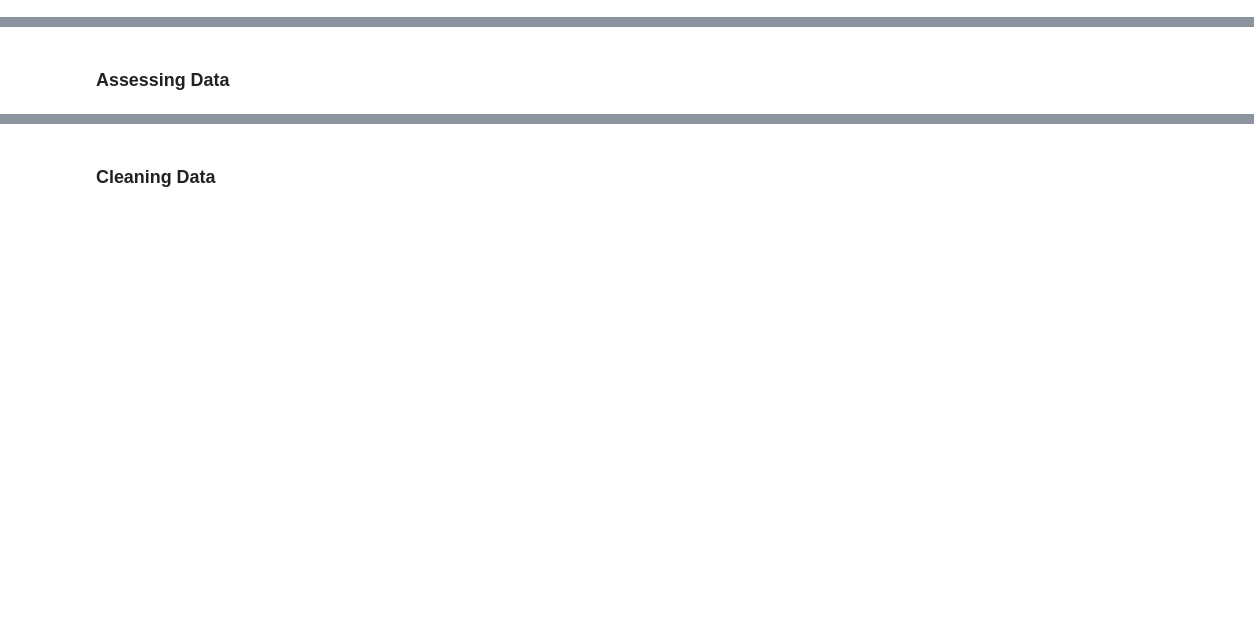
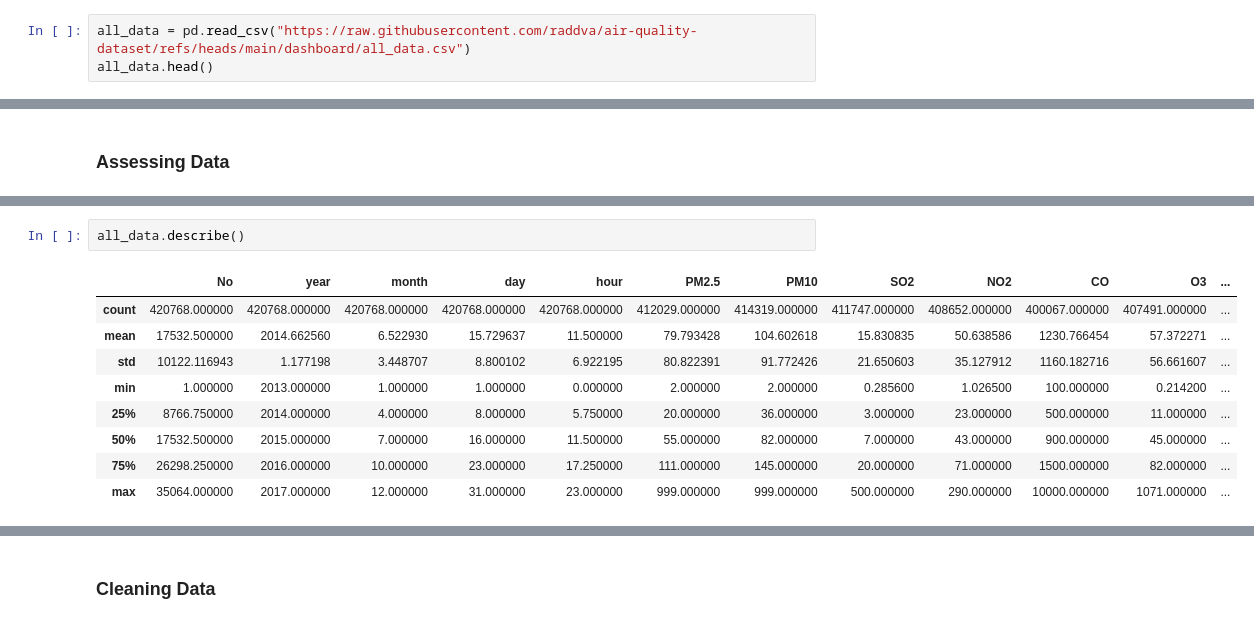
Before and after one commit to raddva/bike-sharing-dataset, a Jupyter notebook: notebook.ipynb, the cells around one changed output, grey strips where cells are left out. Cells and saved outputs as stored; diff of their text form; blank space fills up the shorter version.

```diff
--- a/notebook.ipynb
+++ b/notebook.ipynb
@@ -22,0 +144,3 @@
+# %%
+all_data = pd.read_csv("https://raw.githubusercontent.com/raddva/air-quality-dataset/refs/heads/main/dashboard/all_data.csv")
+all_data.head()
@@ -28,0 +182,12 @@
+# %%
+all_data.describe()
+# %% [output]
+|  | No | year | month | day | hour | PM2.5 | PM10 | SO2 | NO2 | CO | O3 | ... |
+| count | 420768.000000 | 420768.000000 | 420768.000000 | 420768.000000 | 420768.000000 | 412029.000000 | 414319.000000 | 411747.000000 | 408652.000000 | 400067.000000 | 407491.000000 | ... |
+| mean | 17532.500000 | 2014.662560 | 6.522930 | 15.729637 | 11.500000 | 79.793428 | 104.602618 | 15.830835 | 50.638586 | 1230.766454 | 57.372271 | ... |
+| std | 10122.116943 | 1.177198 | 3.448707 | 8.800102 | 6.922195 | 80.822391 | 91.772426 | 21.650603 | 35.127912 | 1160.182716 | 56.661607 | ... |
+| min | 1.000000 | 2013.000000 | 1.000000 | 1.000000 | 0.000000 | 2.000000 | 2.000000 | 0.285600 | 1.026500 | 100.000000 | 0.214200 | ... |
+| 25% | 8766.750000 | 2014.000000 | 4.000000 | 8.000000 | 5.750000 | 20.000000 | 36.000000 | 3.000000 | 23.000000 | 500.000000 | 11.000000 | ... |
+| 50% | 17532.500000 | 2015.000000 | 7.000000 | 16.000000 | 11.500000 | 55.000000 | 82.000000 | 7.000000 | 43.000000 | 900.000000 | 45.000000 | ... |
+| 75% | 26298.250000 | 2016.000000 | 10.000000 | 23.000000 | 17.250000 | 111.000000 | 145.000000 | 20.000000 | 71.000000 | 1500.000000 | 82.000000 | ... |
+| max | 35064.000000 | 2017.000000 | 12.000000 | 31.000000 | 23.000000 | 999.000000 | 999.000000 | 500.000000 | 290.000000 | 10000.000000 | 1071.000000 | ... |
```
Also changed, not shown: parts of 31 cells of this notebook.
